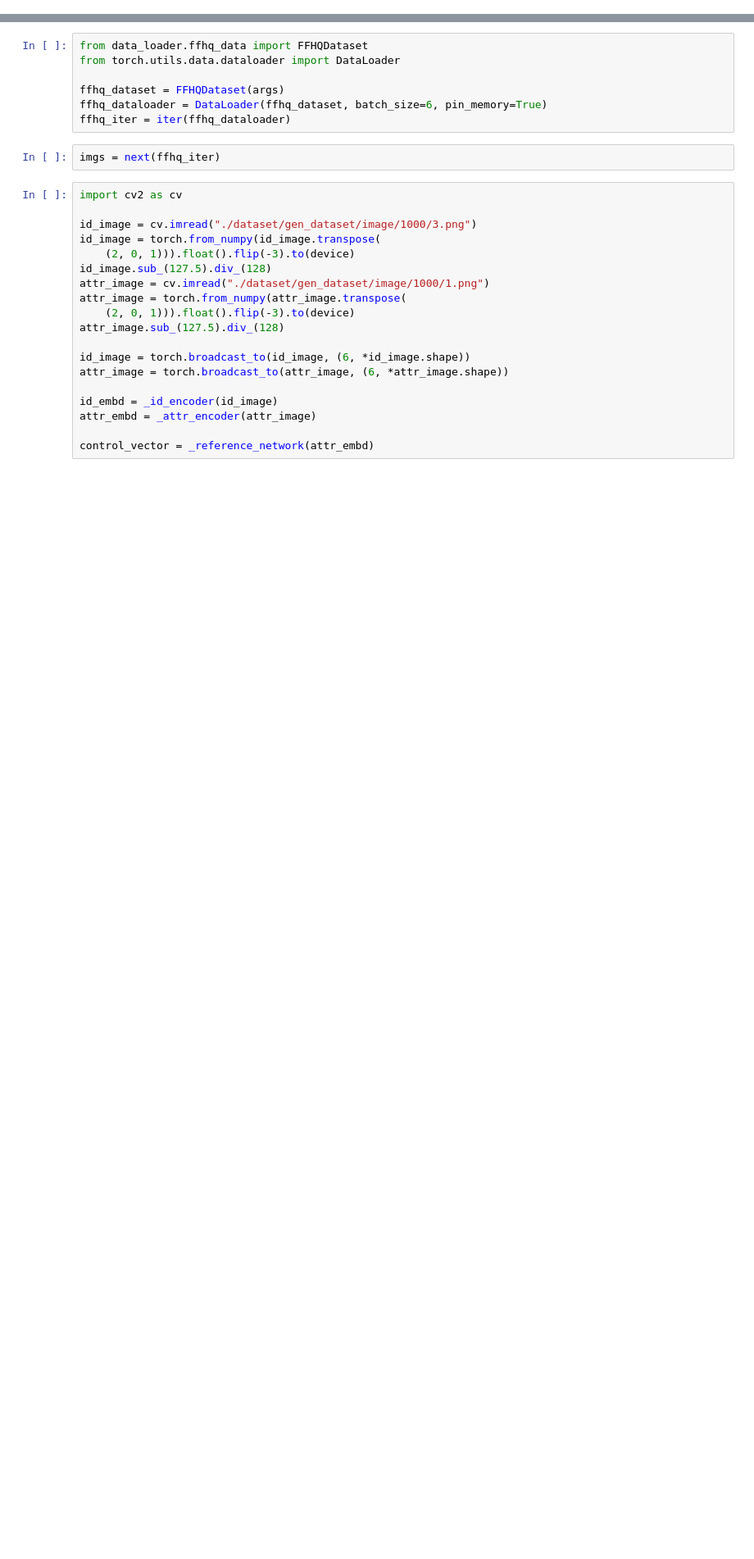
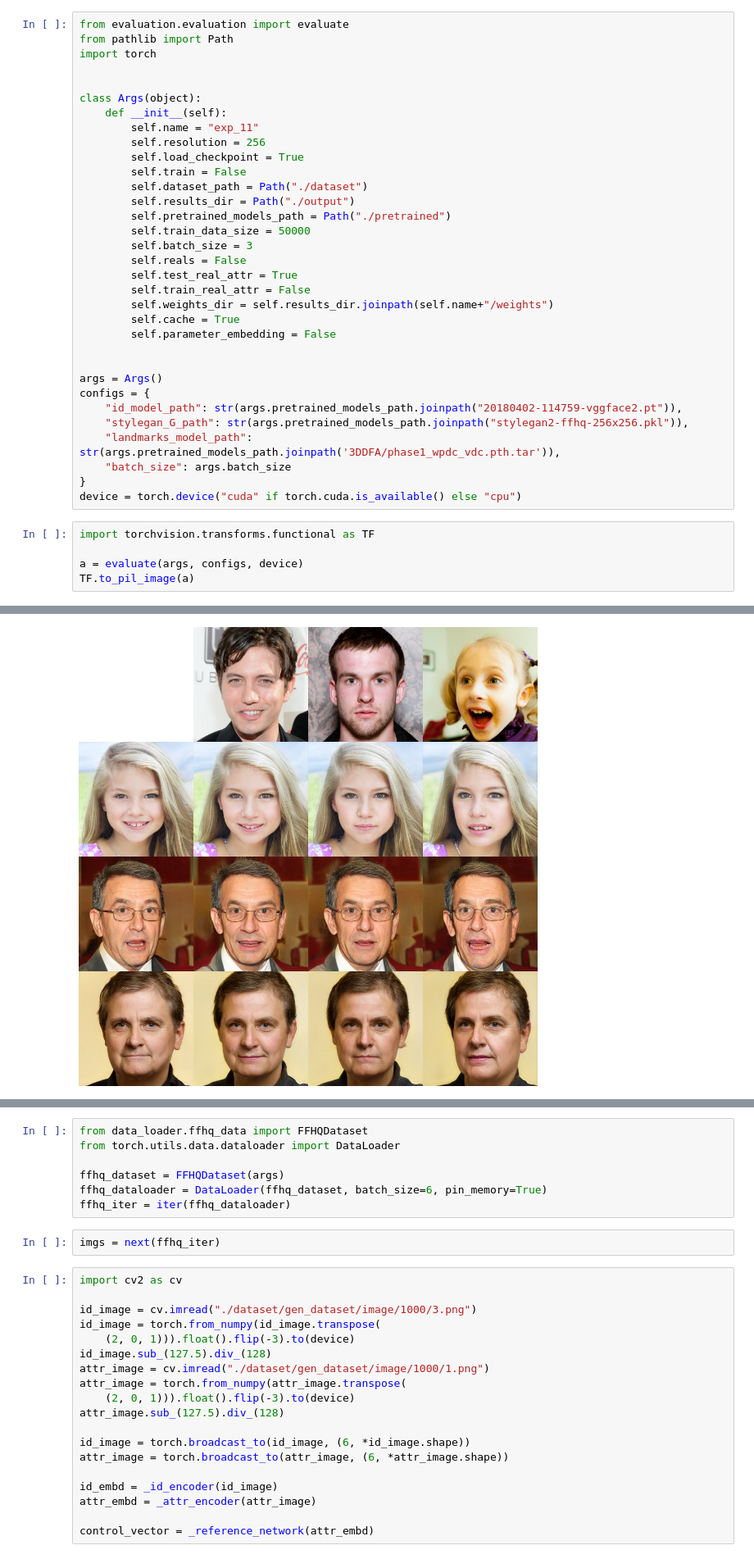
Before and after one commit to RodneyHe/stylespace_plus, a Jupyter notebook: test.ipynb, the cells around one changed output, grey strips where cells are left out. Shown at 82% size. Cells and saved outputs as stored; diff of their text form; blank space fills up the shorter version.

```diff
--- a/test.ipynb
+++ b/test.ipynb
@@ -0,0 +1,39 @@
+# %%
+from evaluation.evaluation import evaluate
+from pathlib import Path
+import torch
+
+
+class Args(object):
+    def __init__(self):
+        self.name = "exp_11"
+        self.resolution = 256
+        self.load_checkpoint = True
+        self.train = False
+        self.dataset_path = Path("./dataset")
+        self.results_dir = Path("./output")
+        self.pretrained_models_path = Path("./pretrained")
+        self.train_data_size = 50000
+        self.batch_size = 3
+        self.reals = False
+        self.test_real_attr = True
+        self.train_real_attr = False
+        self.weights_dir = self.results_dir.joinpath(self.name+"/weights")
+        self.cache = True
+        self.parameter_embedding = False
+
+
+args = Args()
+configs = {
+    "id_model_path": str(args.pretrained_models_path.joinpath("20180402-114759-vggface2.pt")),
+    "stylegan_G_path": str(args.pretrained_models_path.joinpath("stylegan2-ffhq-256x256.pkl")),
+    "landmarks_model_path": str(args.pretrained_models_path.joinpath('3DDFA/phase1_wpdc_vdc.pth.tar')),
+    "batch_size": args.batch_size
+}
+device = torch.device("cuda" if torch.cuda.is_available() else "cpu")
+# %%
+import torchvision.transforms.functional as TF
+
+a = evaluate(args, configs, device)
+TF.to_pil_image(a)
+# %% [output]
@@ -1,3 +42,4 @@
+[figure, added]
 # %%
 from metrics.frechet_inception_distance import FIDScore
 import torch
```
Also changed, not shown: parts of 5 cells of this notebook, 17 other files.
